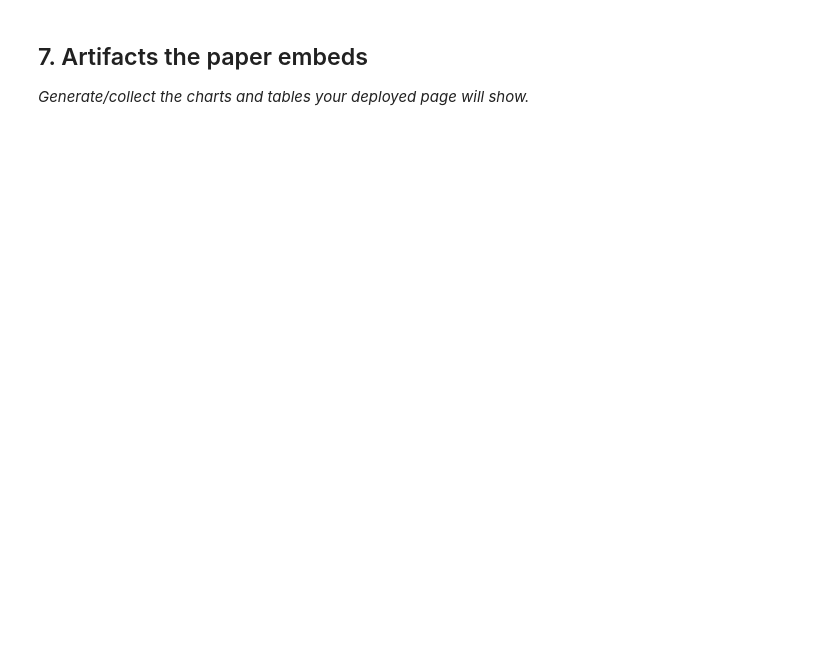
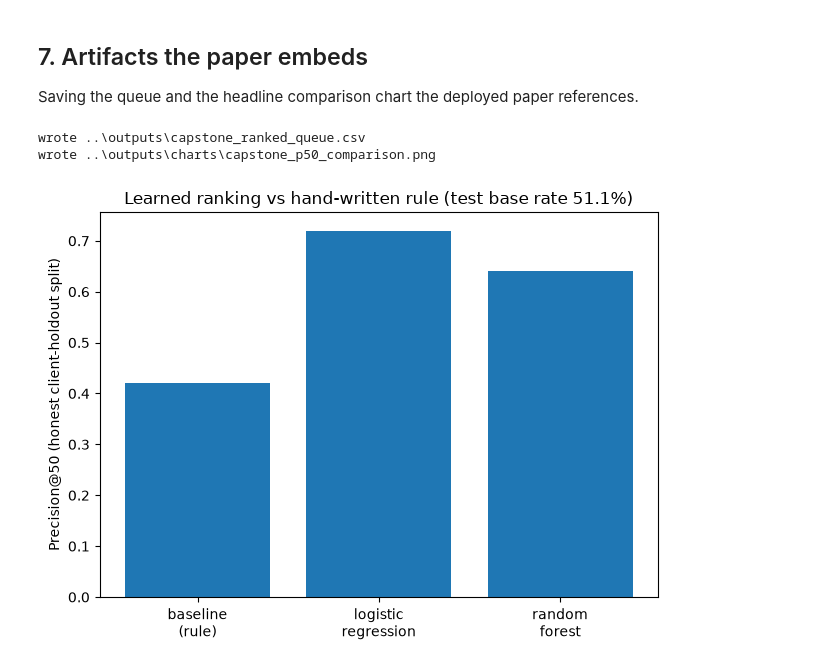
Before and after one commit to ramithnayak8/ML_pipeline, a Jupyter notebook: work/notebooks/capstone.ipynb, the cells around one changed output. Cells and saved outputs as stored; diff of their text form; code cells hidden in the pictures; blank space fills up the shorter version.

```diff
--- a/work/notebooks/capstone.ipynb
+++ b/work/notebooks/capstone.ipynb
@@ -32,0 +58,12 @@ This skeleton is yours to fill. Work the sections **in order** — each one has
+# %%
+import pandas as pd
+
+raw = pd.read_csv("../../data/raw/content_refresh_anonymized.csv")
+print(f"{len(raw):,} rows, {raw.shape[1]} columns, {raw['client_id'].nunique()} clients")
+
+banned = {"trend_direction", "trend_pct", "impressions_last_30d", "clicks_last_30d",
+          "sessions_last_30d", "impressions_prev_30d", "clicks_prev_30d", "sessions_prev_30d",
+          "provider_used", "model_used", "content_id", "client_id"}
+print("\nExcluded columns confirmed present in the RAW file (they exist, but never become "
+      "features):")
+print(sorted(banned & set(raw.columns)))
@@ -33,4 +273,31 @@ This skeleton is yours to fill. Work the sections **in order** — each one has
 # %% [markdown]
 ## 7. Artifacts the paper embeds
 
-*Generate/collect the charts and tables your deployed page will show.*
+Saving the queue and the headline comparison chart the deployed paper references.
+# %%
+from pathlib import Path
+import matplotlib.pyplot as plt
+
+out_dir = Path("../outputs")
+chart_dir = out_dir / "charts"
+chart_dir.mkdir(parents=True, exist_ok=True)
+
+export_cols = ["content_id", "client_id", "rank", "final_score", "reason_codes",
+               "confidence", "is_declining_label", "impressions_90d", "avg_position", "ctr"]
+df[export_cols].sort_values("rank").to_csv(out_dir / "capstone_ranked_queue.csv", index=False)
+
+fig, ax = plt.subplots()
+names = ["baseline\n(rule)", "logistic\nregression", "random\nforest"]
+p50_vals = [precision_at_k(rule_test, y_test, 50), precision_at_k(proba_logit, y_test, 50),
+            precision_at_k(proba_rf, y_test, 50)]
+ax.bar(names, p50_vals)
+ax.set_ylabel("Precision@50 (honest client-holdout split)")
+ax.set_title(f"Learned ranking vs hand-written rule (test base rate {y_test.mean():.1%})")
+fig.tight_layout()
+fig.savefig(chart_dir / "capstone_p50_comparison.png", dpi=120)
+print("wrote", out_dir / "capstone_ranked_queue.csv")
+print("wrote", chart_dir / "capstone_p50_comparison.png")
+# %% [output]
+wrote ..\outputs\capstone_ranked_queue.csv
+wrote ..\outputs\charts\capstone_p50_comparison.png
+[figure, added]
```
Also changed, not shown: parts of 20 cells of this notebook, 3 other files.
